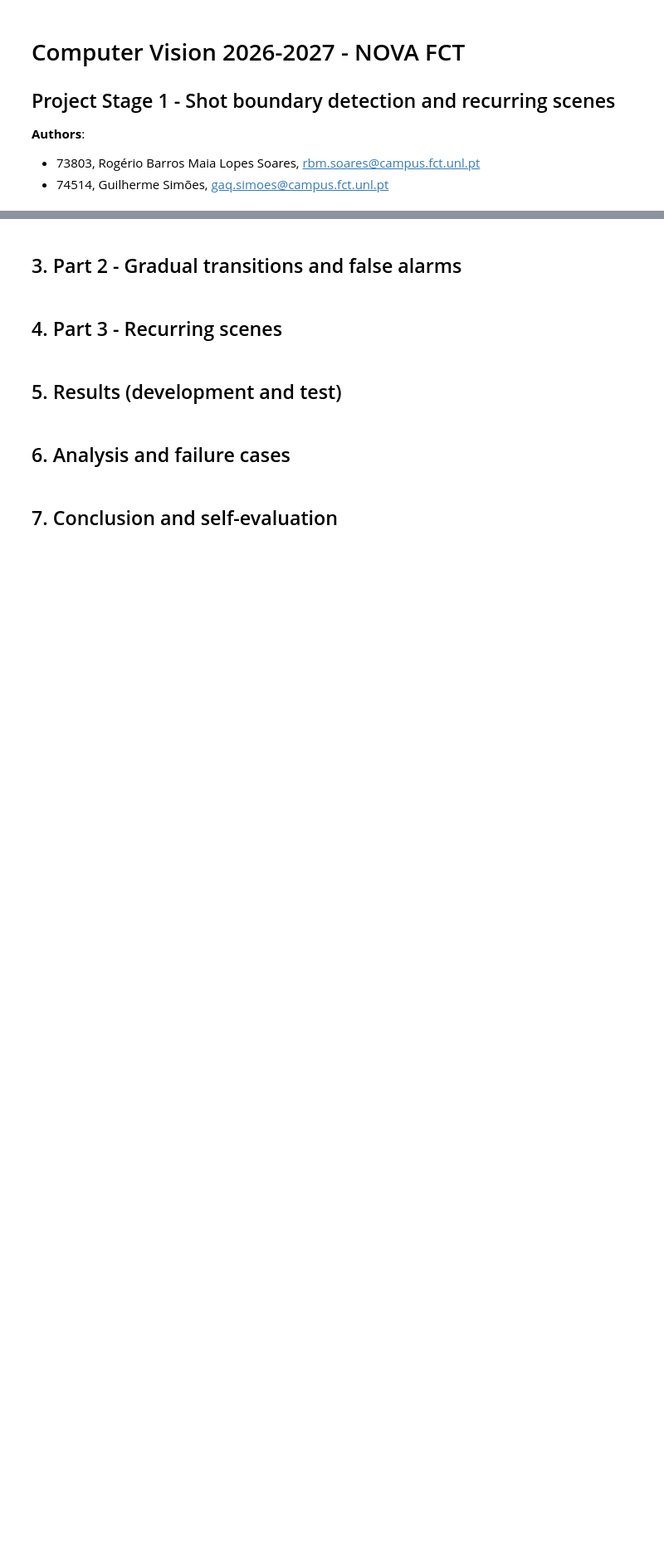
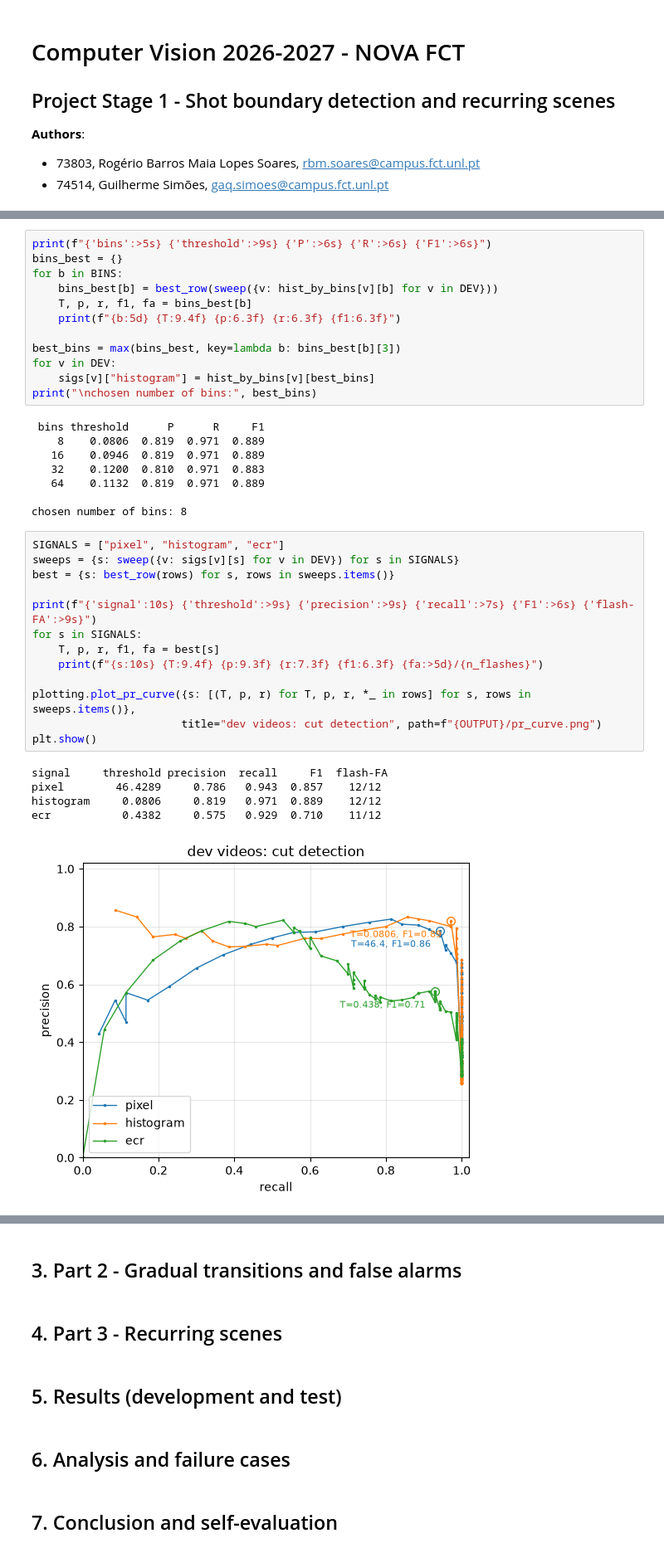
Before and after one commit to GuilhermeAQOS/CV2627, a Jupyter notebook: starter_code/73803_74514/report.ipynb, the cells around one changed output, grey strips where cells are left out. Shown at 83% size. Cells and saved outputs as stored; diff of their text form; blank space fills up the shorter version.

```diff
--- a/starter_code/73803_74514/report.ipynb
+++ b/starter_code/73803_74514/report.ipynb
@@ -218,0 +165,39 @@ import tp1, metrics
+# %%
+print(f"{'bins':>5s} {'threshold':>9s} {'P':>6s} {'R':>6s} {'F1':>6s}")
+bins_best = {}
+for b in BINS:
+    bins_best[b] = best_row(sweep({v: hist_by_bins[v][b] for v in DEV}))
+    T, p, r, f1, fa = bins_best[b]
+    print(f"{b:5d} {T:9.4f} {p:6.3f} {r:6.3f} {f1:6.3f}")
+
+best_bins = max(bins_best, key=lambda b: bins_best[b][3])
+for v in DEV:
+    sigs[v]["histogram"] = hist_by_bins[v][best_bins]
+print("\nchosen number of bins:", best_bins)
+# %% [output]
+ bins threshold      P      R     F1
+    8    0.0806  0.819  0.971  0.889
+   16    0.0946  0.819  0.971  0.889
+   32    0.1200  0.810  0.971  0.883
+   64    0.1132  0.819  0.971  0.889
+
+chosen number of bins: 8
+# %%
+SIGNALS = ["pixel", "histogram", "ecr"]
+sweeps = {s: sweep({v: sigs[v][s] for v in DEV}) for s in SIGNALS}
+best = {s: best_row(rows) for s, rows in sweeps.items()}
+
+print(f"{'signal':10s} {'threshold':>9s} {'precision':>9s} {'recall':>7s} {'F1':>6s} {'flash-FA':>9s}")
+for s in SIGNALS:
+    T, p, r, f1, fa = best[s]
+    print(f"{s:10s} {T:9.4f} {p:9.3f} {r:7.3f} {f1:6.3f} {fa:>5d}/{n_flashes}")
+
+plotting.plot_pr_curve({s: [(T, p, r) for T, p, r, *_ in rows] for s, rows in sweeps.items()},
+                       title="dev videos: cut detection", path=f"{OUTPUT}/pr_curve.png")
+plt.show()
+# %% [output]
+signal     threshold precision  recall     F1  flash-FA
+pixel        46.4289     0.786   0.943  0.857    12/12
+histogram     0.0806     0.819   0.971  0.889    12/12
+ecr           0.4382     0.575   0.929  0.710    11/12
+[figure, added]
```
Also changed, not shown: parts of 23 cells of this notebook, 1 other file.
